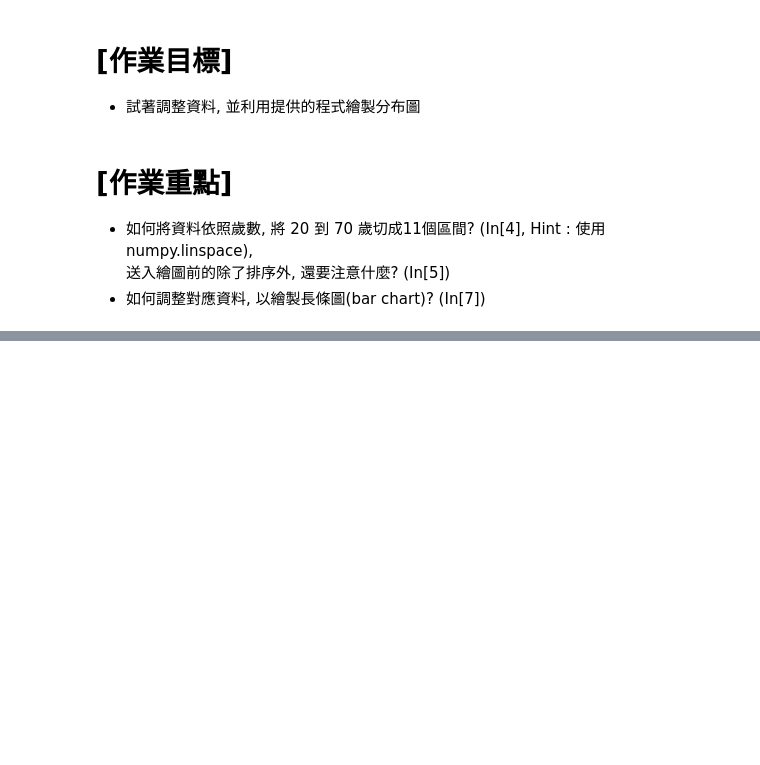
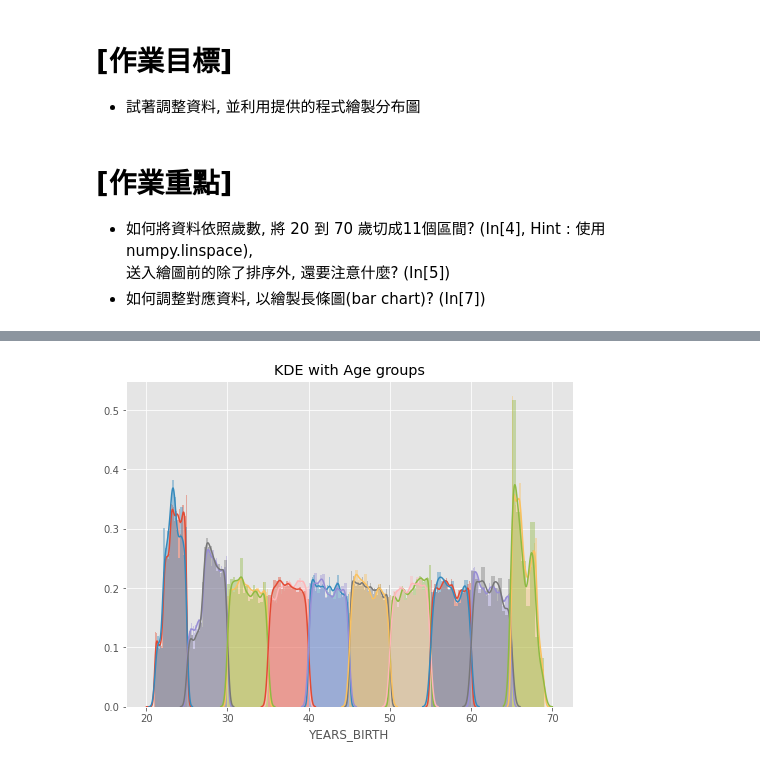
Before and after one commit to simpleplanya/4st_ml_marathon, a Jupyter notebook: Day_016_HW.ipynb, the cells around one changed output, grey strips where cells are left out. Cells and saved outputs as stored; diff of their text form; code cells hidden in the pictures; blank space fills up the shorter version.

```diff
--- a/Day_016_HW.ipynb
+++ b/Day_016_HW.ipynb
@@ -27,7 +27,7 @@ import warnings
 warnings.filterwarnings('ignore')
 
 # 設定 data_path
-dir_data = './data/'
+dir_data = 'D://4st_ml_marathon//'
 # %%
 # 讀取檔案
 f_app = os.path.join(dir_data, 'application_train.csv')
@@ -54,8 +54,9 @@ age_data['YEARS_BIRTH'] = age_data['DAYS_BIRTH'] / 365 # day-age to year-age
 #自 20 到 70 歲，切 11 個點 (得到 10 組)
 """
 Your Code Here
+
 """
-bin_cut =
+bin_cut = np.linspace(20,70,11 )
 age_data['YEARS_BINNED'] = pd.cut(age_data['YEARS_BIRTH'], bins = bin_cut)
 
 # 顯示不同組的數量
@@ -64,19 +83,22 @@ age_data.head()
 # %%
 # 繪圖前先排序 / 分組
 """
 Your Code Here
 """
-year_group_sorted =
+year_group_sorted =  pd.unique(age_data['YEARS_BINNED']).sort_values()
+
 
 plt.figure(figsize=(8,6))
 for i in range(len(year_group_sorted)):
     sns.distplot(age_data.loc[(age_data['YEARS_BINNED'] == year_group_sorted[i]) & \
                               (age_data['TARGET'] == 0), 'YEARS_BIRTH'], label = str(year_group_sorted[i]))
 
     sns.distplot(age_data.loc[(age_data['YEARS_BINNED'] == year_group_sorted[i]) & \
                               (age_data['TARGET'] == 1), 'YEARS_BIRTH'], label = str(year_group_sorted[i]))
 plt.title('KDE with Age groups')
 plt.show()
+# %% [output]
+[figure, added]
 # %%
 # 計算每個年齡區間的 Target、DAYS_BIRTH與 YEARS_BIRTH 的平均值
 age_groups  = age_data.groupby('YEARS_BINNED').mean()
```
Also changed, not shown: parts of 4 cells of this notebook.
